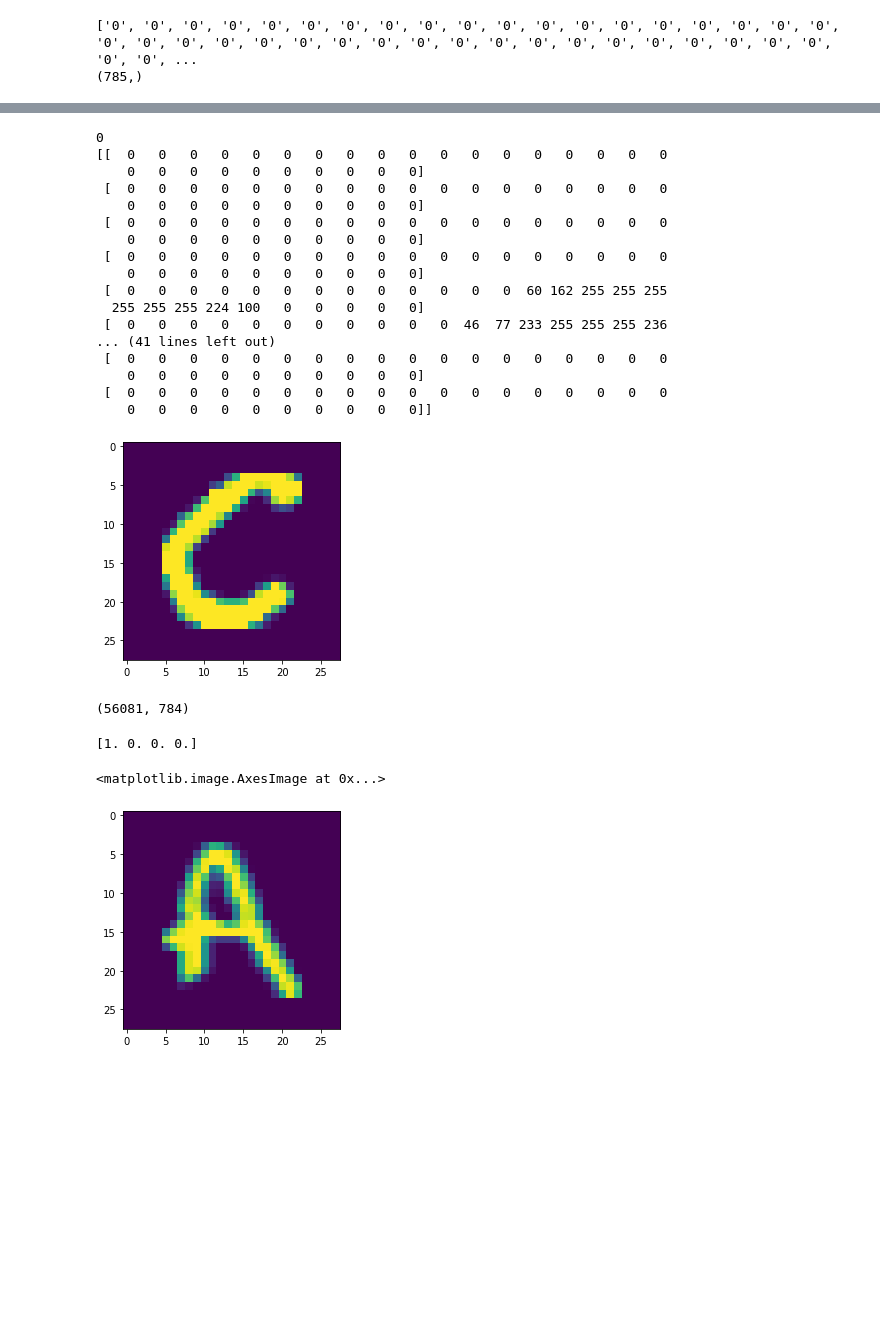
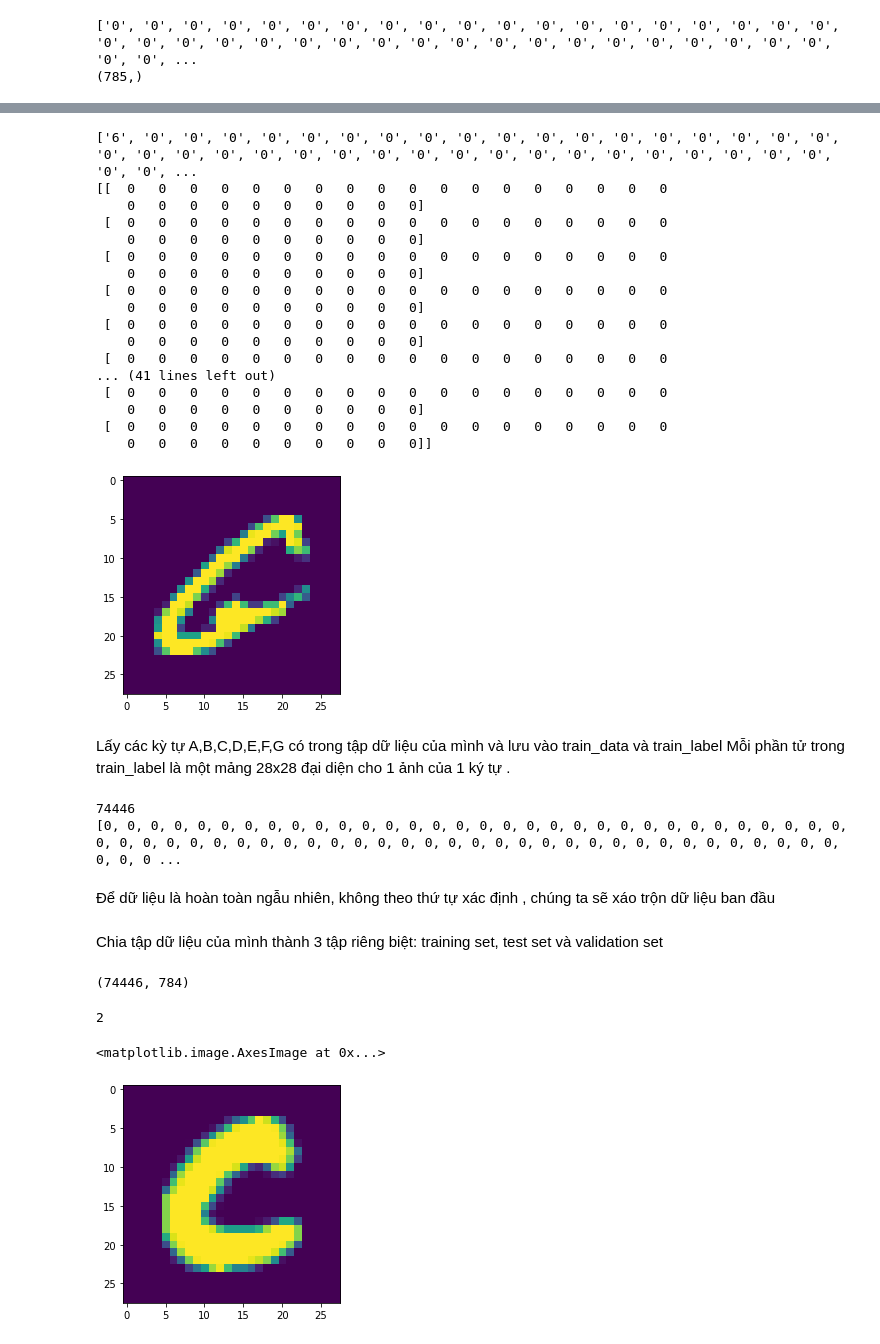
Before and after one commit to datdinh173011/abc, a Jupyter notebook: Datndchuviettay.ipynb, the cells around one changed output, grey strips where cells are left out. Drawn from its saved outputs; the diff is of its cells as text; code cells hidden in the pictures; blank space fills up the shorter version.

```diff
--- a/Datndchuviettay.ipynb
+++ b/Datndchuviettay.ipynb
@@ -65,13 +72,15 @@ print(np.shape(rows[1000]))
 # %%
-letter = rows[30000]
+letter = rows[70000]
 x = np.array([int(j) for j in letter[1:]])
 x = x.reshape(28,28)
 
-print(letter[10])
+print(letter)
 plt.imshow(x)
 print(x)
+
+# G là class 6
 # %% [output]
-0
+['6', '0', '0', '0', '0', '0', '0', '0', '0', '0', '0', '0', '0', '0', '0', '0', '0', '0', '0', '0', '0', '0', '0', '0', '0', '0', '0', '0', '0', '0', '0', '0', '0', '0', '0', '0', '0', '0', '0', '0', ...
 [[  0   0   0   0   0   0   0   0   0   0   0   0   0   0   0   0   0   0
     0   0   0   0   0   0   0   0   0   0]
  [  0   0   0   0   0   0   0   0   0   0   0   0   0   0   0   0   0   0
@@ -80,21 +89,24 @@ print(x)
     0   0   0   0   0   0   0   0   0   0]
  [  0   0   0   0   0   0   0   0   0   0   0   0   0   0   0   0   0   0
     0   0   0   0   0   0   0   0   0   0]
- [  0   0   0   0   0   0   0   0   0   0   0   0   0  60 162 255 255 255
-  255 255 255 224 100   0   0   0   0   0]
- [  0   0   0   0   0   0   0   0   0   0   0  46  77 233 255 255 255 236
+ [  0   0   0   0   0   0   0   0   0   0   0   0   0   0   0   0   0   0
+    0   0   0   0   0   0   0   0   0   0]
+ [  0   0   0   0   0   0   0   0   0   0   0   0   0   0   0   0   0   0
 ... (41 lines left out)
  [  0   0   0   0   0   0   0   0   0   0   0   0   0   0   0   0   0   0
     0   0   0   0   0   0   0   0   0   0]
  [  0   0   0   0   0   0   0   0   0   0   0   0   0   0   0   0   0   0
     0   0   0   0   0   0   0   0   0   0]]
-[figure, old version]
+[figure, new version]
+# %% [markdown]
+Lấy các kỳ tự A,B,C,D,E,F,G có trong tập dữ liệu của mình và lưu vào train_data và train_label
+Mỗi phần tử trong train_label là một mảng 28x28 đại diện cho 1 ảnh của 1 ký tự .
 # %%
-train_data = []
-train_label = []
+train_data = [] # dữ liệu training
+train_label = [] # label của chúng
 
 for letter in rows :
-  if letter[0] == '0' or (letter[0] == '1') or (letter[0] == '2') or (letter[0] == '3'):
+  if letter[0] == '0' or (letter[0] == '1') or (letter[0] == '2') or (letter[0] == '3') or (letter[0] == '4') or (letter[0] == '5') or (letter[0] == '6'):
       x = np.array([int(j) for j in letter[1:]])
       train_data.append(x)
       train_label.append(int(letter[0]))
@@ -111,7 +115,18 @@ print(train_x[15])
+# %%
+#tong so anh cua 7 ký tự trên
+print(len(train_label))
+
+
+print(train_label)
+# %% [output]
+74446
+[0, 0, 0, 0, 0, 0, 0, 0, 0, 0, 0, 0, 0, 0, 0, 0, 0, 0, 0, 0, 0, 0, 0, 0, 0, 0, 0, 0, 0, 0, 0, 0, 0, 0, 0, 0, 0, 0, 0, 0, 0, 0, 0, 0, 0, 0, 0, 0, 0, 0, 0, 0, 0, 0, 0, 0, 0, 0, 0, 0, 0, 0, 0, 0, 0, 0, 0 ...
+# %% [markdown]
+Để dữ liệu là hoàn toàn ngẫu nhiên, không theo thứ tự xác định , chúng ta sẽ xáo trộn dữ liệu ban đầu
 # %%
 import random
 
-shuffle_order = list(range(56081))
+shuffle_order = list(range(74446))
 random.shuffle(shuffle_order)
 
 train_data = np.array(train_data)
@@ -119,23 +134,25 @@ train_label = np.array(train_label)
 
 train_data = train_data[shuffle_order]
 train_label = train_label[shuffle_order]
+# %% [markdown]
+Chia tập dữ liệu của mình thành 3 tập riêng biệt: training set, test set và validation set
 # %%
 print(train_data.shape)
-train_x = train_data[:50000]
-train_y = train_label[:50000]
+train_x = train_data[:67000]
+train_y = train_label[:67000]
 
-val_x = train_data[50000:53000]
-val_y = train_label[50000:53000]
+val_x = train_data[67000:74000]
+val_y = train_label[67000:74000]
 
-test_x = train_data[53000:]
-test_y = train_label[53000:]
+test_x = train_data[74000:]
+test_y = train_label[74000:]
 # %% [output]
-(56081, 784)
+(74446, 784)
 # %%
-print(train_y[10])
-x = train_x[10].reshape(28,28)
+print(train_y[100])
+x = train_x[100].reshape(28,28)
 plt.imshow(x)
 # %% [output]
-[1. 0. 0. 0.]
+2
 <matplotlib.image.AxesImage at 0x...>
-[figure, old version]
+[figure, new version]
```
Also changed, not shown: parts of 37 cells of this notebook.
